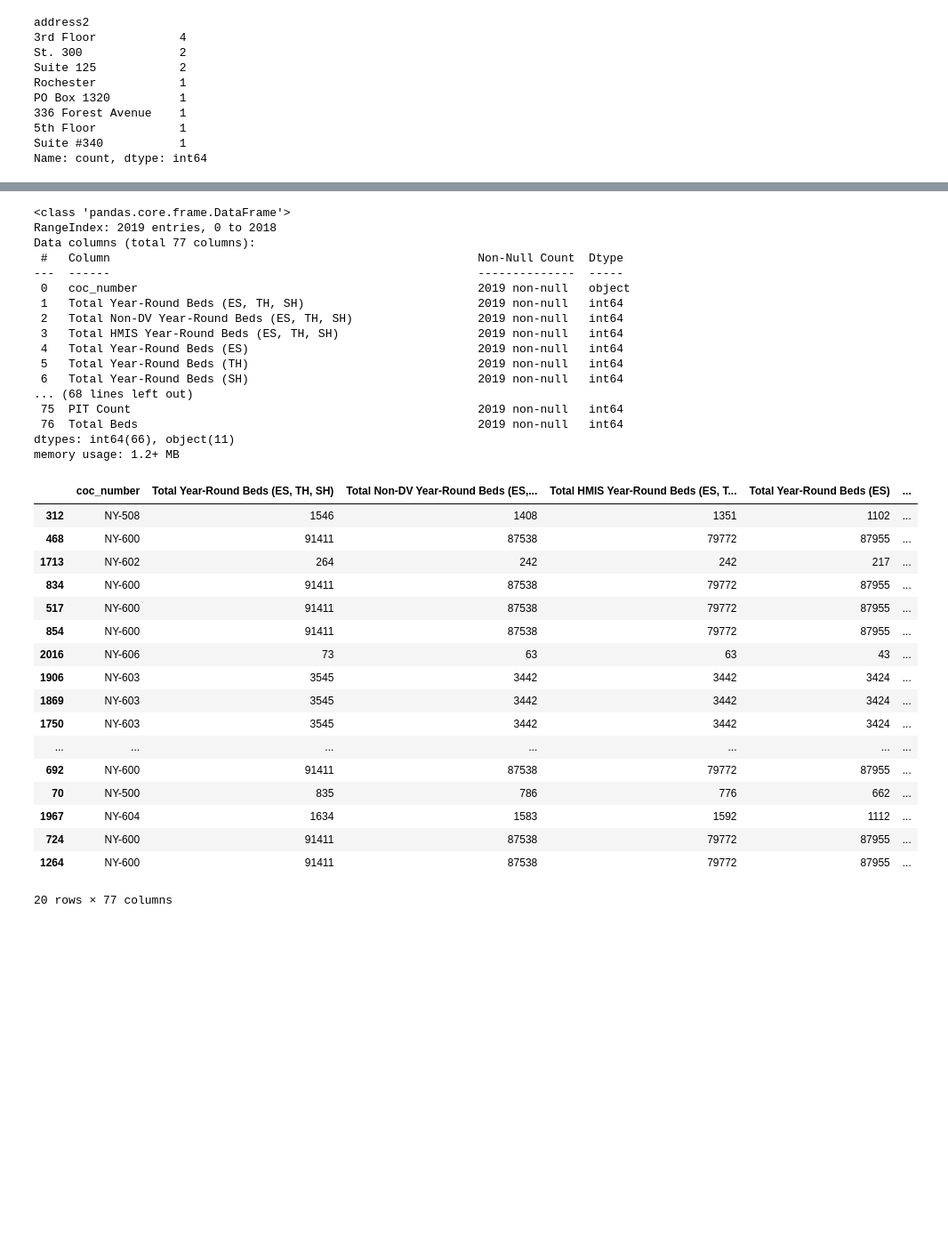
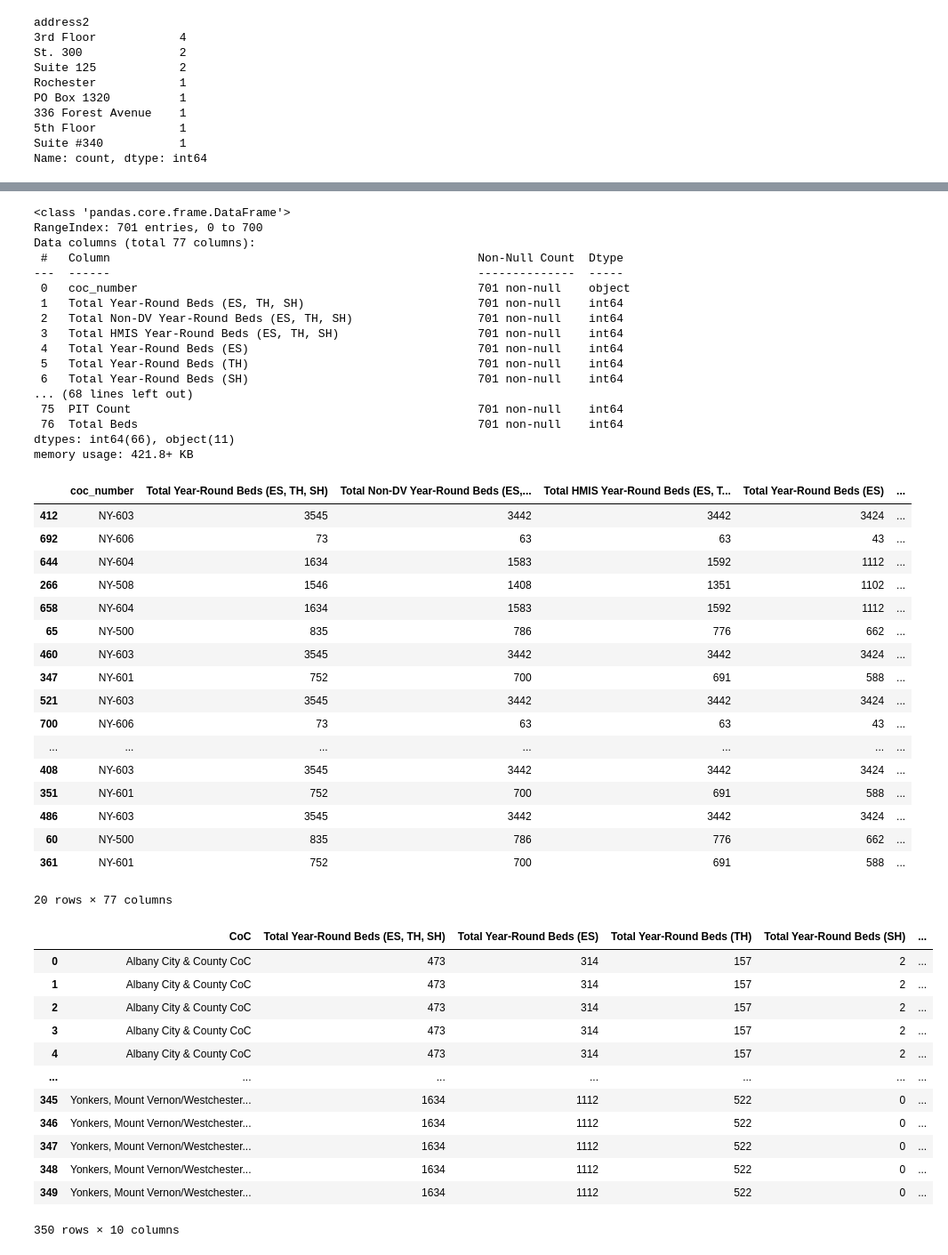
Before and after one commit to LDeYoung17/housing-data-study, a Jupyter notebook: notebooks/EDA_ML.ipynb, the cells around one changed output, grey strips where cells are left out. Shown at 89% size. Cells and saved outputs as stored; diff of their text form; code cells hidden in the pictures; blank space fills up the shorter version.

```diff
--- a/notebooks/EDA_ML.ipynb
+++ b/notebooks/EDA_ML.ipynb
@@ -216,7 +216,8 @@ hud_num_columns = ['coc_number', 'Total Year-Round Beds (ES, TH, SH)', 'Total No
 # %%
 hud_num_df = hud_num_df[hud_num_columns]
 # %%
-hud_num_df = hud_num_df.query("CoC.str.contains('Suffolk') or CoC.str.contains('Nassau') or CoC.str.contains('Westchester') or CoC.str.contains('New York City') or CoC.str.contains('Erie') or CoC.str.contains('Monroe') or CoC.str.contains('Onondaga') or CoC.str.contains('Orange') or CoC.str.contains('Rockland') or CoC.str.contains('Albany') or CoC.str.contains('Dutchess')").reset_index()
+hud_num_df = hud_num_df.query("CoC.str.contains('Suffolk') or CoC.str.contains('Nassau') or CoC.str.contains('Westchester') or CoC.str.contains('Erie') or CoC.str.contains('Monroe') or CoC.str.contains('Onondaga') or CoC.str.contains('Orange') or CoC.str.contains('Rockland') or CoC.str.contains('Albany') or CoC.str.contains('Dutchess')").reset_index()
+#or CoC.str.contains('New York City')
 # %%
 hud_num_df.drop(['index'], axis=1, inplace=True)
 # %%
@@ -563,40 +576,57 @@ Name: count, Length: 307, dtype: int64
 hud_num_df.info()
 # %% [output]
 <class 'pandas.core.frame.DataFrame'>
-RangeIndex: 2019 entries, 0 to 2018
+RangeIndex: 701 entries, 0 to 700
 Data columns (total 77 columns):
  #   Column                                                     Non-Null Count  Dtype
 ---  ------                                                     --------------  -----
- 0   coc_number                                                 2019 non-null   object
- 1   Total Year-Round Beds (ES, TH, SH)                         2019 non-null   int64
- 2   Total Non-DV Year-Round Beds (ES, TH, SH)                  2019 non-null   int64
- 3   Total HMIS Year-Round Beds (ES, TH, SH)                    2019 non-null   int64
- 4   Total Year-Round Beds (ES)                                 2019 non-null   int64
- 5   Total Year-Round Beds (TH)                                 2019 non-null   int64
- 6   Total Year-Round Beds (SH)                                 2019 non-null   int64
+ 0   coc_number                                                 701 non-null    object
+ 1   Total Year-Round Beds (ES, TH, SH)                         701 non-null    int64
+ 2   Total Non-DV Year-Round Beds (ES, TH, SH)                  701 non-null    int64
+ 3   Total HMIS Year-Round Beds (ES, TH, SH)                    701 non-null    int64
+ 4   Total Year-Round Beds (ES)                                 701 non-null    int64
+ 5   Total Year-Round Beds (TH)                                 701 non-null    int64
+ 6   Total Year-Round Beds (SH)                                 701 non-null    int64
 ... (68 lines left out)
- 75  PIT Count                                                  2019 non-null   int64
- 76  Total Beds                                                 2019 non-null   int64
+ 75  PIT Count                                                  701 non-null    int64
+ 76  Total Beds                                                 701 non-null    int64
 dtypes: int64(66), object(11)
-memory usage: 1.2+ MB
+memory usage: 421.8+ KB
 # %%
 display(hud_num_df.sample(20))
 # %% [output]
 |  | coc_number | Total Year-Round Beds (ES, TH, SH) | Total Non-DV Year-Round Beds (ES,... | Total HMIS Year-Round Beds (ES, T... | Total Year-Round Beds (ES) | ... |
-| 312 | NY-508 | 1546 | 1408 | 1351 | 1102 | ... |
-| 468 | NY-600 | 91411 | 87538 | 79772 | 87955 | ... |
-| 1713 | NY-602 | 264 | 242 | 242 | 217 | ... |
-| 834 | NY-600 | 91411 | 87538 | 79772 | 87955 | ... |
-| 517 | NY-600 | 91411 | 87538 | 79772 | 87955 | ... |
-| 854 | NY-600 | 91411 | 87538 | 79772 | 87955 | ... |
-| 2016 | NY-606 | 73 | 63 | 63 | 43 | ... |
-| 1906 | NY-603 | 3545 | 3442 | 3442 | 3424 | ... |
-| 1869 | NY-603 | 3545 | 3442 | 3442 | 3424 | ... |
-| 1750 | NY-603 | 3545 | 3442 | 3442 | 3424 | ... |
+| 412 | NY-603 | 3545 | 3442 | 3442 | 3424 | ... |
+| 692 | NY-606 | 73 | 63 | 63 | 43 | ... |
+| 644 | NY-604 | 1634 | 1583 | 1592 | 1112 | ... |
+| 266 | NY-508 | 1546 | 1408 | 1351 | 1102 | ... |
+| 658 | NY-604 | 1634 | 1583 | 1592 | 1112 | ... |
+| 65 | NY-500 | 835 | 786 | 776 | 662 | ... |
+| 460 | NY-603 | 3545 | 3442 | 3442 | 3424 | ... |
+| 347 | NY-601 | 752 | 700 | 691 | 588 | ... |
+| 521 | NY-603 | 3545 | 3442 | 3442 | 3424 | ... |
+| 700 | NY-606 | 73 | 63 | 63 | 43 | ... |
 | ... | ... | ... | ... | ... | ... | ... |
-| 692 | NY-600 | 91411 | 87538 | 79772 | 87955 | ... |
-| 70 | NY-500 | 835 | 786 | 776 | 662 | ... |
-| 1967 | NY-604 | 1634 | 1583 | 1592 | 1112 | ... |
-| 724 | NY-600 | 91411 | 87538 | 79772 | 87955 | ... |
-| 1264 | NY-600 | 91411 | 87538 | 79772 | 87955 | ... |
+| 408 | NY-603 | 3545 | 3442 | 3442 | 3424 | ... |
+| 351 | NY-601 | 752 | 700 | 691 | 588 | ... |
+| 486 | NY-603 | 3545 | 3442 | 3442 | 3424 | ... |
+| 60 | NY-500 | 835 | 786 | 776 | 662 | ... |
+| 361 | NY-601 | 752 | 700 | 691 | 588 | ... |
 20 rows × 77 columns
+# %%
+totals_by_county = hud_num_df.groupby(['CoC', 'Total Year-Round Beds (ES, TH, SH)', 'Total Year-Round Beds (ES)', 'Total Year-Round Beds (TH)', 'Total Year-Round Beds (SH)', 'Total Year-Round Beds (RRH)', 'Total Year-Round Beds (PSH)', 'Total Year-Round Beds (OPH)', 'PIT Count'])['Total Beds'].sum().reset_index().rename(columns={0: 'total_beds', 'CoC': 'CoC', 'Total Year-Round Beds (ES, TH, SH)': 'Total Year-Round Beds (ES, TH, SH)', 'Total Year-Round Beds (ES)': 'Total Year-Round Beds (ES)', 'Total Year-Round Beds (TH)': 'Total Year-Round Beds (TH)', 'Total Year-Round Beds (SH)': 'Total Year-Round Beds (SH)', 'Total Year-Round Beds (RRH)': 'Total Year-Round Beds (RRH)', 'Total Year-Round Beds (PSH)': 'Total Year-Round Beds (PSH)', 'Total Year-Round Beds (OPH)': 'Total Year-Round Beds (OPH)', 'PIT Count': 'PIT Count'})
+display(totals_by_county)
+# %% [output]
+|  | CoC | Total Year-Round Beds (ES, TH, SH) | Total Year-Round Beds (ES) | Total Year-Round Beds (TH) | Total Year-Round Beds (SH) | ... |
+| 0 | Albany City & County CoC | 473 | 314 | 157 | 2 | ... |
+| 1 | Albany City & County CoC | 473 | 314 | 157 | 2 | ... |
+| 2 | Albany City & County CoC | 473 | 314 | 157 | 2 | ... |
+| 3 | Albany City & County CoC | 473 | 314 | 157 | 2 | ... |
+| 4 | Albany City & County CoC | 473 | 314 | 157 | 2 | ... |
+| ... | ... | ... | ... | ... | ... | ... |
+| 345 | Yonkers, Mount Vernon/Westchester... | 1634 | 1112 | 522 | 0 | ... |
+| 346 | Yonkers, Mount Vernon/Westchester... | 1634 | 1112 | 522 | 0 | ... |
+| 347 | Yonkers, Mount Vernon/Westchester... | 1634 | 1112 | 522 | 0 | ... |
+| 348 | Yonkers, Mount Vernon/Westchester... | 1634 | 1112 | 522 | 0 | ... |
+| 349 | Yonkers, Mount Vernon/Westchester... | 1634 | 1112 | 522 | 0 | ... |
+350 rows × 10 columns
```
Also changed, not shown: parts of 35 cells of this notebook.
